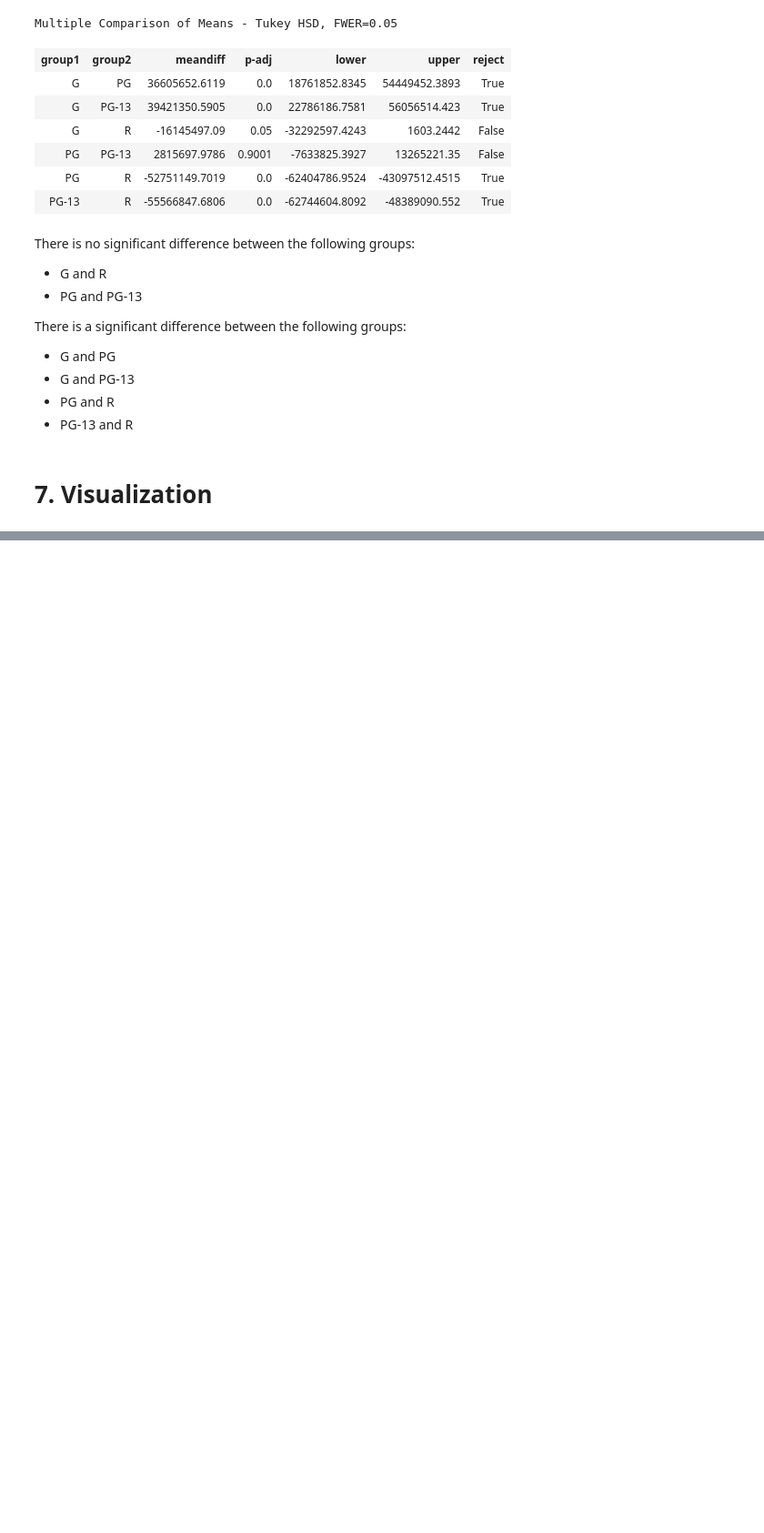
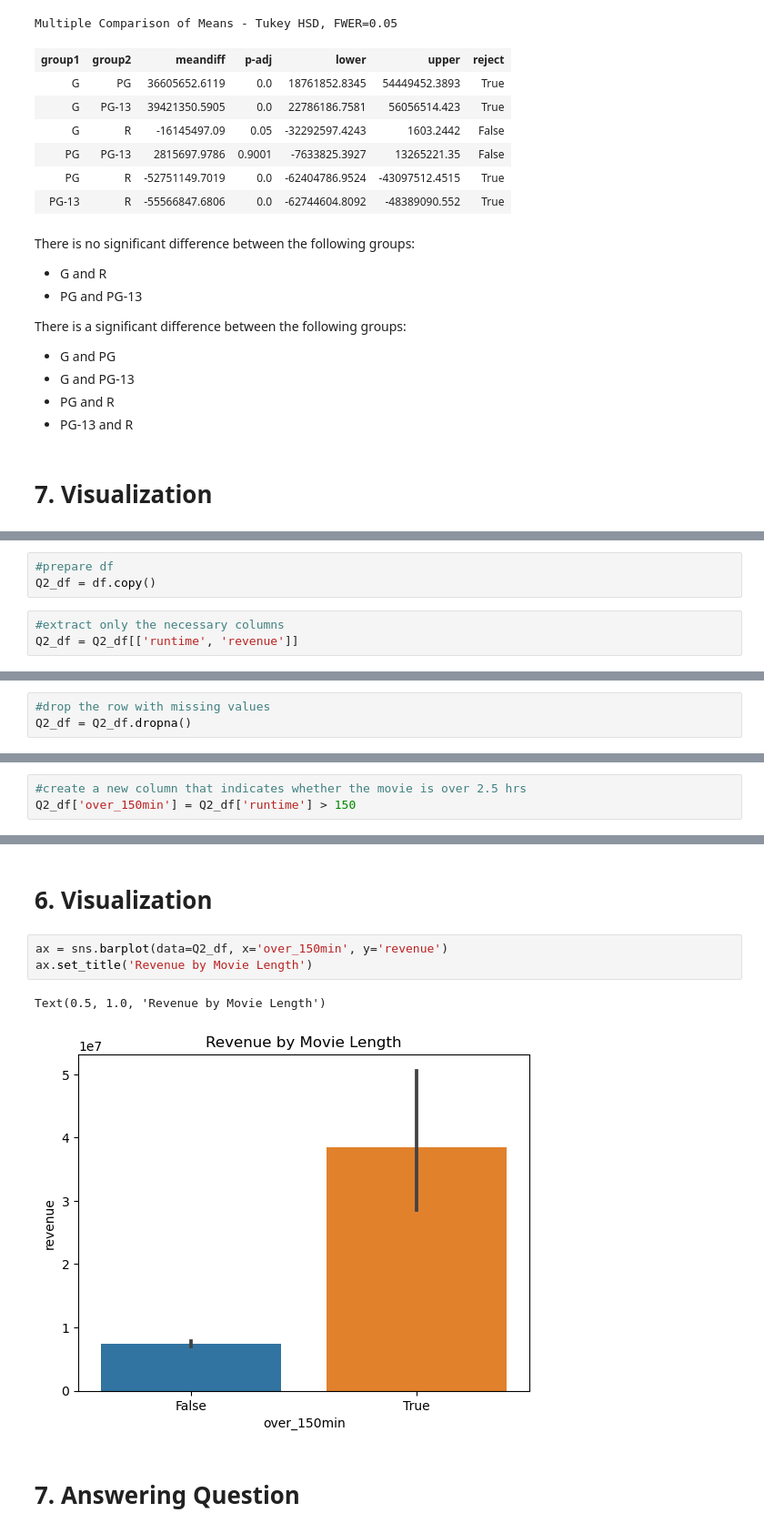
Before and after one commit to ericakitano/Project-3---Movies, a Jupyter notebook: Part 4 - Hypothesis_Testing.ipynb, the cells around one changed output, grey strips where cells are left out. Shown at 91% size. Saved outputs shown, nothing was run; the diff lists cells and outputs as text; blank space fills up the shorter version.

```diff
--- a/Part 4 - Hypothesis_Testing.ipynb
+++ b/Part 4 - Hypothesis_Testing.ipynb
@@ -674,0 +679,6 @@ Text(0.5, 1.0, 'Comparison of average revenue per certification group')
+# %%
+#prepare df
+Q2_df = df.copy()
+# %%
+#extract only the necessary columns
+Q2_df = Q2_df[['runtime', 'revenue']]
@@ -674,0 +697,3 @@ Text(0.5, 1.0, 'Comparison of average revenue per certification group')
+# %%
+#drop the row with missing values
+Q2_df = Q2_df.dropna()
@@ -674,0 +730,3 @@ Text(0.5, 1.0, 'Comparison of average revenue per certification group')
+# %%
+#create a new column that indicates whether the movie is over 2.5 hrs
+Q2_df['over_150min'] = Q2_df['runtime'] > 150
@@ -674,0 +864,10 @@ Text(0.5, 1.0, 'Comparison of average revenue per certification group')
+# %% [markdown]
+# 6. Visualization
+# %%
+ax = sns.barplot(data=Q2_df, x='over_150min', y='revenue')
+ax.set_title('Revenue by Movie Length')
+# %% [output]
+Text(0.5, 1.0, 'Revenue by Movie Length')
+[figure, added]
+# %% [markdown]
+# 7. Answering Question
```
Also changed, not shown: parts of 47 cells of this notebook.
